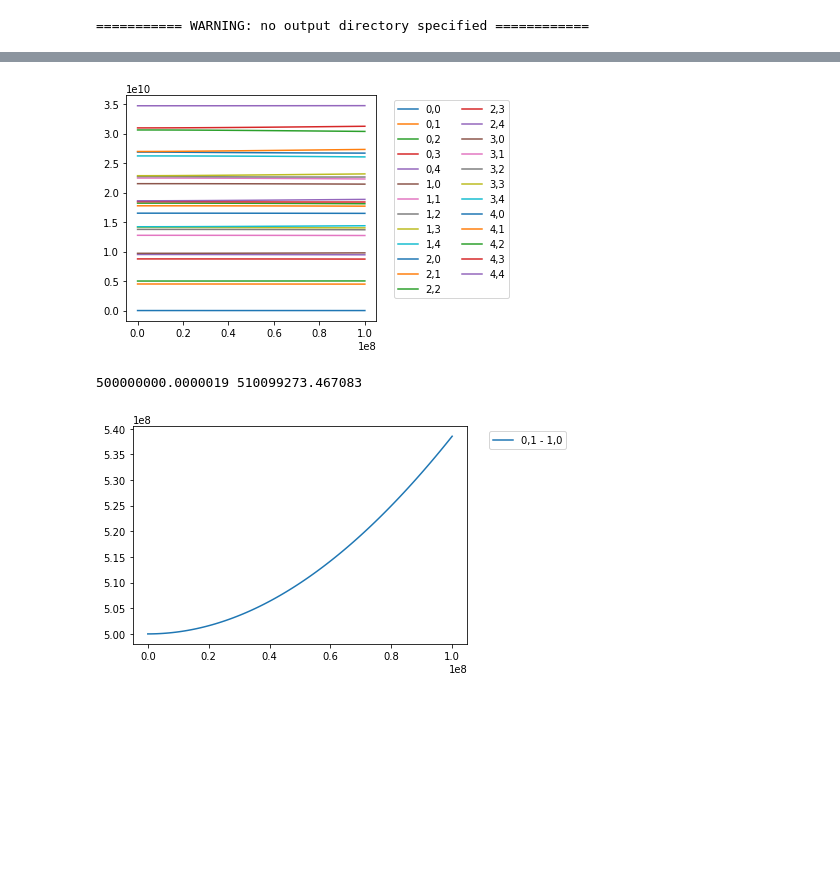
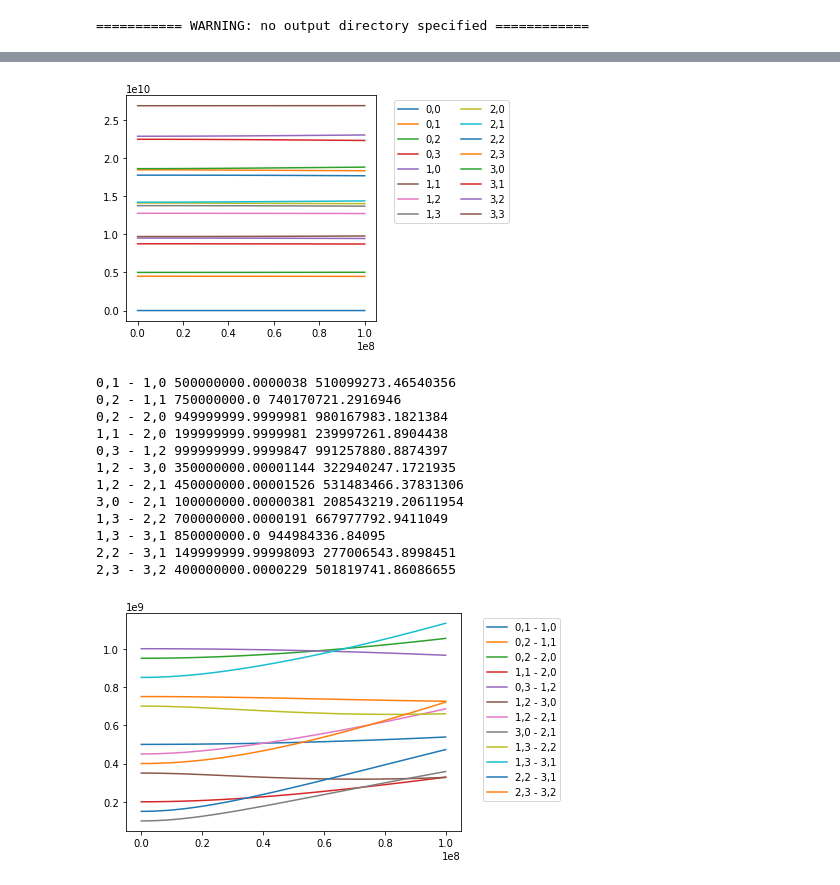
Before and after one commit to alex-simm/c3, a Jupyter notebook: two_transmons_energies.ipynb, the cells around one changed output, grey strips where cells are left out. Saved outputs shown, nothing was run; the diff lists cells and outputs as text; code cells hidden in the pictures; blank space fills up the shorter version.

```diff
--- a/two_transmons_energies.ipynb
+++ b/two_transmons_energies.ipynb
@@ -44,7 +44,7 @@ else:
 # %% [output]
 =========== WARNING: no output directory specified ============
 # %%
-qubit_levels = [5, 5]
+qubit_levels = [4, 4]
 qubit_frequencies = [5e9, 4.5e9]
 anharmonicities = [-300e6, -250e6]
 t1s = [25e-6, 25e-6]
@@ -197,12 +194,12 @@ def getEnergies(couplingStrength: float) -> np.array:
 couplings = np.linspace(0, 100e6, 100)
 #allEnergies = getEnergies(couplings[0])
 #allEnergies = np.reshape(allEnergies, (25,1))
-allEnergies = np.empty(shape=(25,0))
+allEnergies = np.empty(shape=(16,0))
 for coupling in couplings:
     print(coupling)
     energies = getEnergies(coupling)
     energies = np.sort(energies)
-    allEnergies = np.append(allEnergies, np.reshape(energies, (25,1)), axis=1)
+    allEnergies = np.append(allEnergies, np.reshape(energies, (16,1)), axis=1)
 # %% [output]
 0.0
 1010101.0101010101
@@ -260,20 +233,33 @@ plt.tight_layout()
 #plt.savefig('energies-couplings.svg')
 plt.show()
 # %% [output]
-[figure, old version]
+[figure, new version]
 # %%
-selectedTransitions = [24] #[1, 26, 49, 94, 112, 184] #[67, 101]#1, 17, 31, 58
+#selectedTransitions = [1, 26, 72, 133] #[1, 26, 49, 94, 112, 184] #[67, 101]#1, 17, 31, 58
+selectedTransitions = list(range(len(transitionStateIndices)))
 
 plt.figure()
 for t in selectedTransitions:
     index = transitionStateIndices[t]
     data1 = allEnergies[index[0]]
     data2 = allEnergies[index[1]]
     diff = data2 - data1
-    plt.plot(couplings, diff, label=transitionLabels[t])
-    print(diff[0], diff[int(len(diff)/2)])
+    if diff[0] < 1.2e9:
+        plt.plot(couplings, diff, label=transitionLabels[t])
+        print(transitionLabels[t], diff[0], diff[int(len(diff)/2)])
 plt.legend(bbox_to_anchor=(1.05, 1.0), loc="upper left")
 plt.show()
 # %% [output]
-500000000.0000019 510099273.467083
+0,1 - 1,0 500000000.0000038 510099273.46540356
+0,2 - 1,1 750000000.0 740170721.2916946
+0,2 - 2,0 949999999.9999981 980167983.1821384
+1,1 - 2,0 199999999.9999981 239997261.8904438
+0,3 - 1,2 999999999.9999847 991257880.8874397
+1,2 - 3,0 350000000.00001144 322940247.1721935
+1,2 - 2,1 450000000.00001526 531483466.37831306
+3,0 - 2,1 100000000.00000381 208543219.20611954
+1,3 - 2,2 700000000.0000191 667977792.9411049
+1,3 - 3,1 850000000.0 944984336.84095
+2,2 - 3,1 149999999.99998093 277006543.8998451
+2,3 - 3,2 400000000.0000229 501819741.86086655
-[figure, old version]
+[figure, new version]
```
Also changed, not shown: parts of 6 cells of this notebook, 2 other files.
